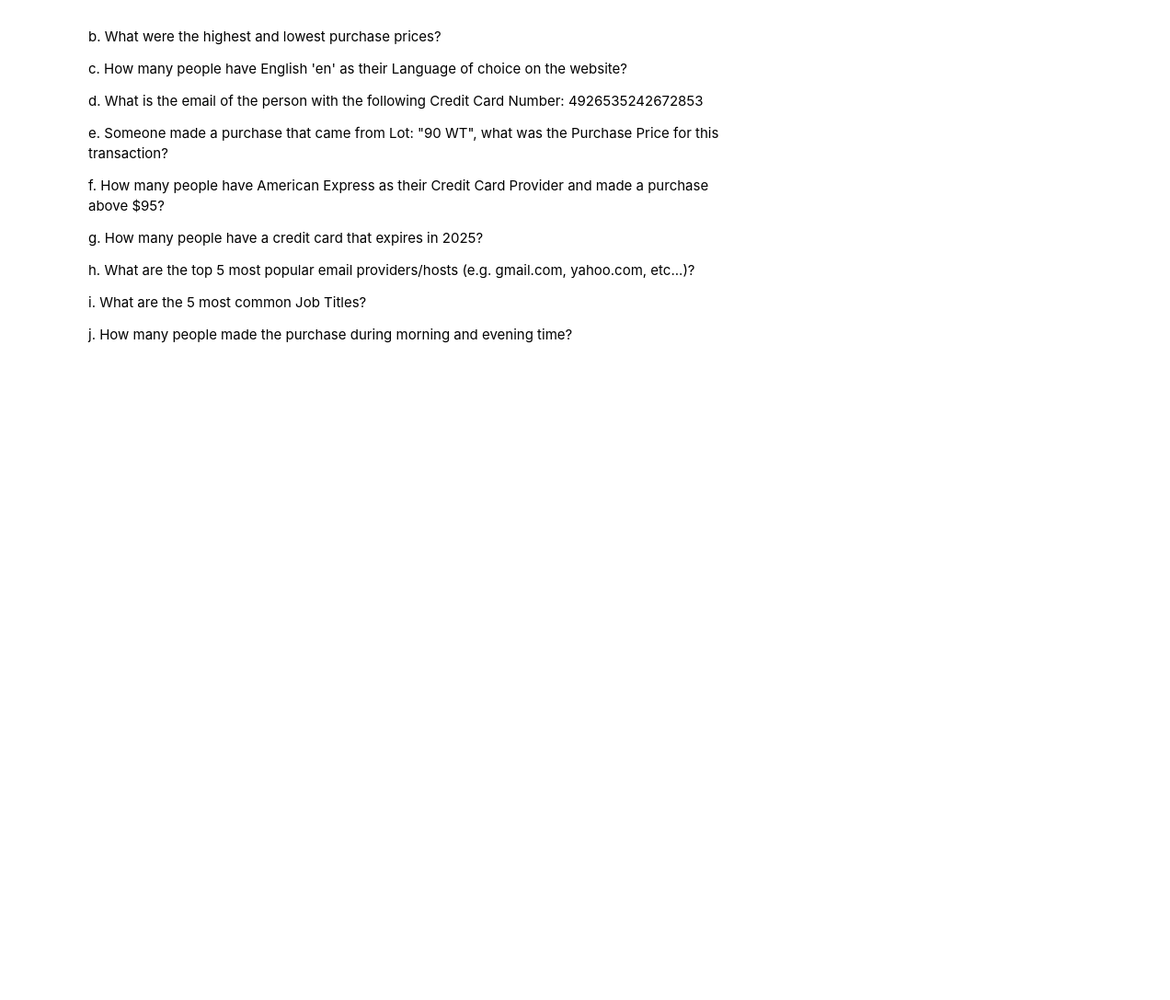
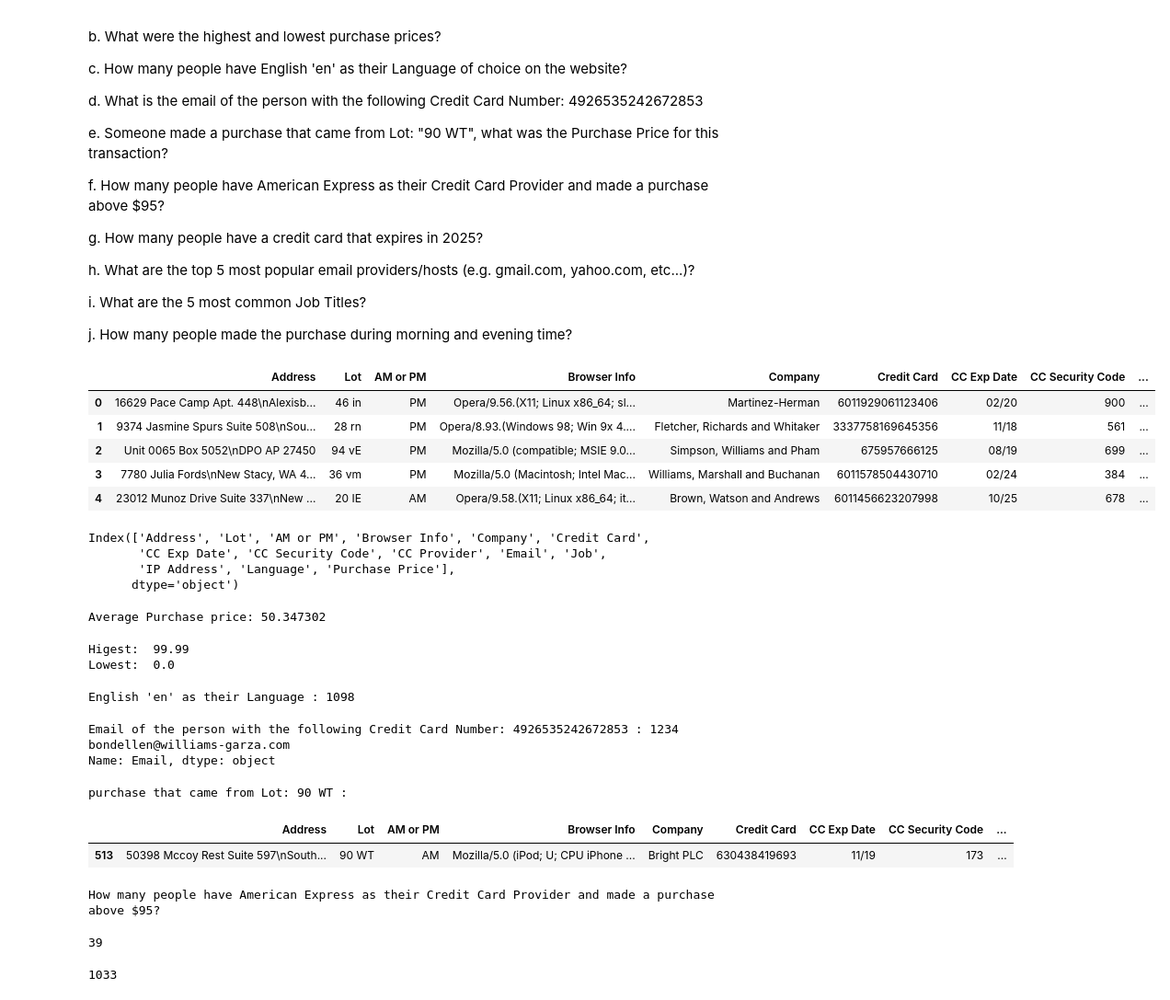
Before and after one commit to sngrajesh/DataAnalytics, a Jupyter notebook: Lab Assignments/Assignment-10-EDA.ipynb, the cells around one changed output. Shown: that part at 92% size. Cells and saved outputs as stored; diff of their text form; code cells hidden in the pictures; blank space fills up the shorter version.

```diff
--- a/Lab Assignments/Assignment-10-EDA.ipynb
+++ b/Lab Assignments/Assignment-10-EDA.ipynb
@@ -223,3 +301,70 @@ h. What are the top 5 most popular email providers/hosts (e.g. gmail.com, yahoo.
 i. What are the 5 most common Job Titles?
 
 j. How many people made the purchase during morning and evening time?
+# %%
+df = pd.read_csv('/content/drive/MyDrive/Colab Notebooks/Data Sets/walmart_purchase_data.csv')
+df.head()
+# %% [output]
+|  | Address | Lot | AM or PM | Browser Info | Company | Credit Card | CC Exp Date | CC Security Code | ... |
+| 0 | 16629 Pace Camp Apt. 448\nAlexisb... | 46 in | PM | Opera/9.56.(X11; Linux x86_64; sl... | Martinez-Herman | 6011929061123406 | 02/20 | 900 | ... |
+| 1 | 9374 Jasmine Spurs Suite 508\nSou... | 28 rn | PM | Opera/8.93.(Windows 98; Win 9x 4.... | Fletcher, Richards and Whitaker | 3337758169645356 | 11/18 | 561 | ... |
+| 2 | Unit 0065 Box 5052\nDPO AP 27450 | 94 vE | PM | Mozilla/5.0 (compatible; MSIE 9.0... | Simpson, Williams and Pham | 675957666125 | 08/19 | 699 | ... |
+| 3 | 7780 Julia Fords\nNew Stacy, WA 4... | 36 vm | PM | Mozilla/5.0 (Macintosh; Intel Mac... | Williams, Marshall and Buchanan | 6011578504430710 | 02/24 | 384 | ... |
+| 4 | 23012 Munoz Drive Suite 337\nNew ... | 20 IE | AM | Opera/9.58.(X11; Linux x86_64; it... | Brown, Watson and Andrews | 6011456623207998 | 10/25 | 678 | ... |
+# %%
+df.columns
+# %% [output]
+Index(['Address', 'Lot', 'AM or PM', 'Browser Info', 'Company', 'Credit Card',
+       'CC Exp Date', 'CC Security Code', 'CC Provider', 'Email', 'Job',
+       'IP Address', 'Language', 'Purchase Price'],
+      dtype='object')
+# %%
+# a. What is the average Purchase Price?
+print("Average Purchase price:",df['Purchase Price'].mean())
+# %% [output]
+Average Purchase price: 50.347302
+# %%
+# b. What were the highest and lowest purchase prices?
+print("Higest: ",df['Purchase Price'].max())
+print("Lowest: ",df['Purchase Price'].min())
+# %% [output]
+Higest:  99.99
+Lowest:  0.0
+# %%
+# c. How many people have English 'en' as their Language of choice on the website?
+print("English 'en' as their Language :", len(df[df['Language']=='en']))
+# %% [output]
+English 'en' as their Language : 1098
+# %%
+# d. What is the email of the person with the following Credit Card Number: 4926535242672853
+print("Email of the person with the following Credit Card Number: 4926535242672853 :",df[df['Credit Card']==4926535242672853]['Email'])
+# %% [output]
+Email of the person with the following Credit Card Number: 4926535242672853 : 1234    bondellen@williams-garza.com
+Name: Email, dtype: object
+# %%
+# e. Someone made a purchase that came from Lot: "90 WT", what was the Purchase Price for this transaction?
+print("purchase that came from Lot: 90 WT :")
+df[df['Lot']=='90 WT']
+# %% [output]
+purchase that came from Lot: 90 WT :
+|  | Address | Lot | AM or PM | Browser Info | Company | Credit Card | CC Exp Date | CC Security Code | ... |
+| 513 | 50398 Mccoy Rest Suite 597\nSouth... | 90 WT | AM | Mozilla/5.0 (iPod; U; CPU iPhone ... | Bright PLC | 630438419693 | 11/19 | 173 | ... |
+# %%
+# f. How many people have American Express as their Credit Card Provider and made a purchase above $95?
+
+print("How many people have American Express as their Credit Card Provider and made a purchase above $95?")
+len(df[(df['CC Provider']=='American Express') & (df['Purchase Price']>95)])
+# %% [output]
+How many people have American Express as their Credit Card Provider and made a purchase above $95?
+39
+# %%
+# g. How many people have a credit card that expires in 2025?
+import re
+
+def match(st):
+    pattern = r'\d{2}/25'
+    return re.match(pattern, st) is not None
+
+df.loc[df['CC Exp Date'].apply(match), 'CC Exp Date'].count()
+# %% [output]
+1033
```
Also changed, not shown: parts of 9 cells of this notebook, 8 other files.
